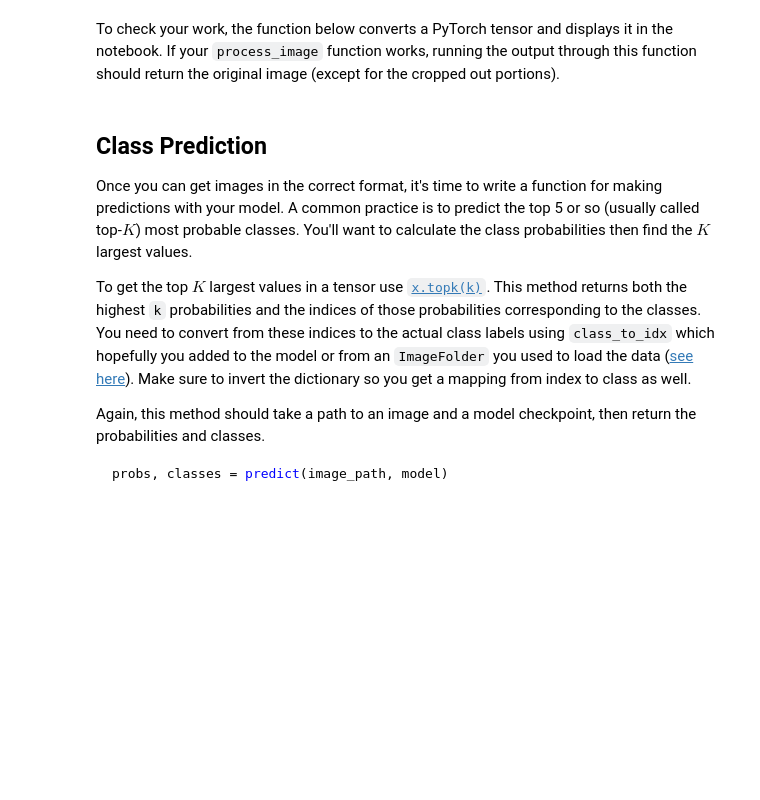
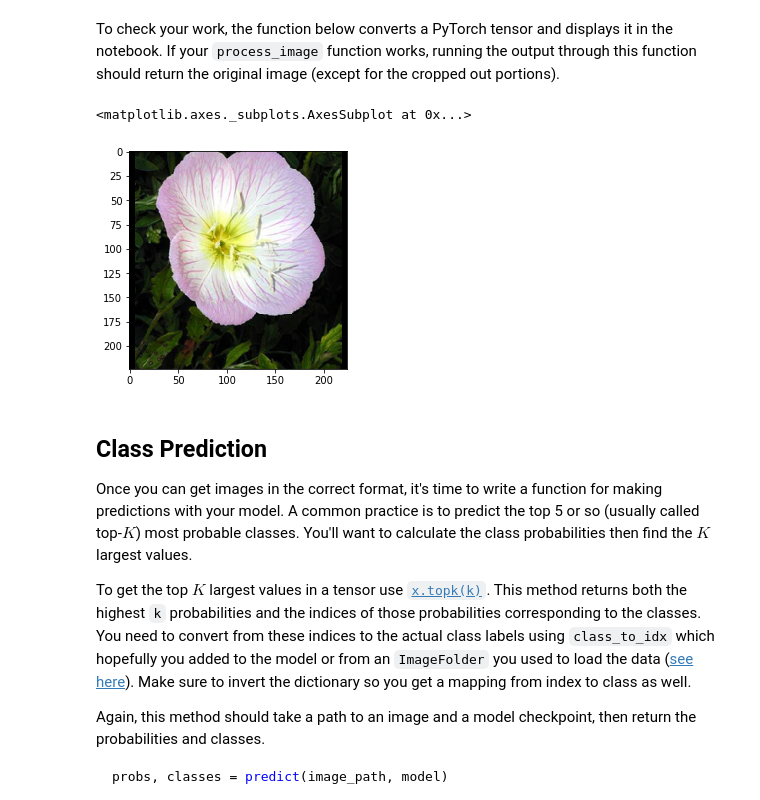
Before and after one commit to jfarrell8/Intro-to-ML-Udacity-NanoDegree-Program, a Jupyter notebook: Image Classifier Project.ipynb, the cells around one changed output. Cells and saved outputs as stored; diff of their text form; code cells hidden in the pictures; blank space fills up the shorter version.

```diff
--- a/Image Classifier Project.ipynb
+++ b/Image Classifier Project.ipynb
@@ -313,7 +316,7 @@ At this point it's good to write a function that can load a checkpoint and rebui
 # TODO: Write a function that loads a checkpoint and rebuilds the model
 def load_checkpoint(filepath):
     checkpoint = torch.load(filepath)
-    model = getattr(torchvision.models, checkpoint['arch'])
+    model = getattr(torchvision.models, checkpoint['arch'])(pretrained=True)
     model.classifier = checkpoint['classifier']
     model.load_state_dict(checkpoint['state_dict'])
     model.class_to_idx = checkpoint['class_to_idx']
@@ -359,0 +373,38 @@ def process_image(image):
+# %%
+def process_image(image):
+    ''' Scales, crops, and normalizes a PIL image for a PyTorch model,
+        returns an Numpy array
+    '''
+    # TODO: Process a PIL image for use in a PyTorch model
+    img = Image.open(image)
+
+    # resize to 256 shortest dimension maintaining aspect ratio
+    img.thumbnail((256, 256))
+
+    # extract width and height from thumbnail and use to calculate center crop dimensions
+    width, height = img.size
+    left = (width - 224)/2
+    upper = (height - 224)/2
+    right = left + 224
+    lower = upper + 224
+
+    # crop out center to 224 x 224
+    crop_img = img.crop((left, upper, right, lower))
+
+    # convert cropped image to numpy array and "normalize" pixel values
+    np_image = np.array(crop_img)/ 255.
+
+    # normalize numpy array image using provided means and standard deviations
+    mean = np.array([0.485, 0.456, 0.406])
+    std = np.array([0.229, 0.224, 0.225])
+    np_image = (np_image - mean) / std
+
+    # reorder image numpy array so color channel comes first
+    np_image_T = np_image.transpose((2, 0, 1))
+
+    np_image = torch.from_numpy(np_image_T)
+
+    return np_image
+
+# test image
+process_image('flowers/test/1/image_06743.jpg')
@@ -380,6 +449,11 @@ def imshow(image, ax=None, title=None):
     ax.imshow(image)
 
     return ax
+# %%
+imshow(process_image('flowers/test/1/image_06743.jpg'))
+# %% [output]
+<matplotlib.axes._subplots.AxesSubplot at 0x...>
+[figure, added]
 # %% [markdown]
 ## Class Prediction
 
```
Also changed, not shown: parts of 12 cells of this notebook.
